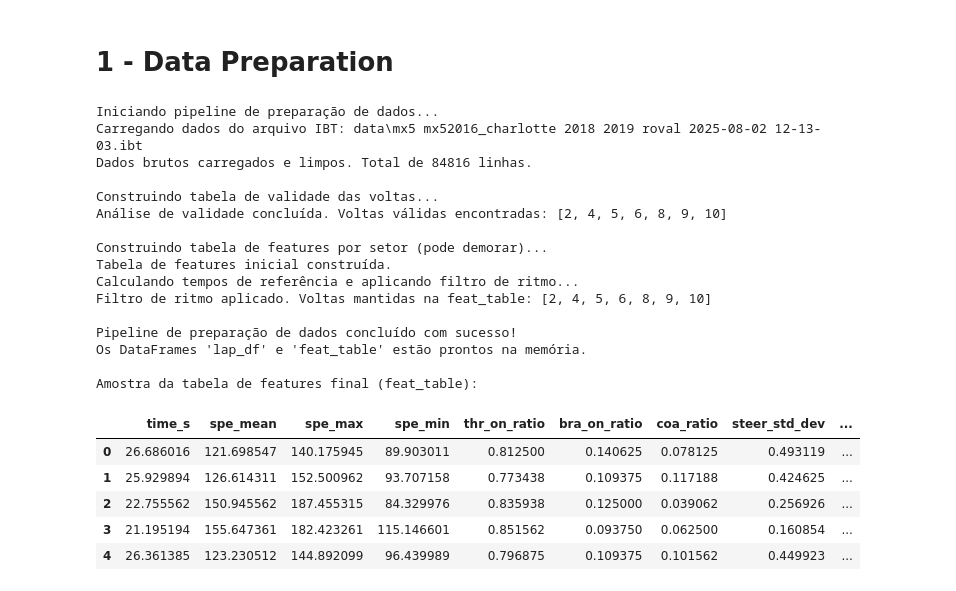
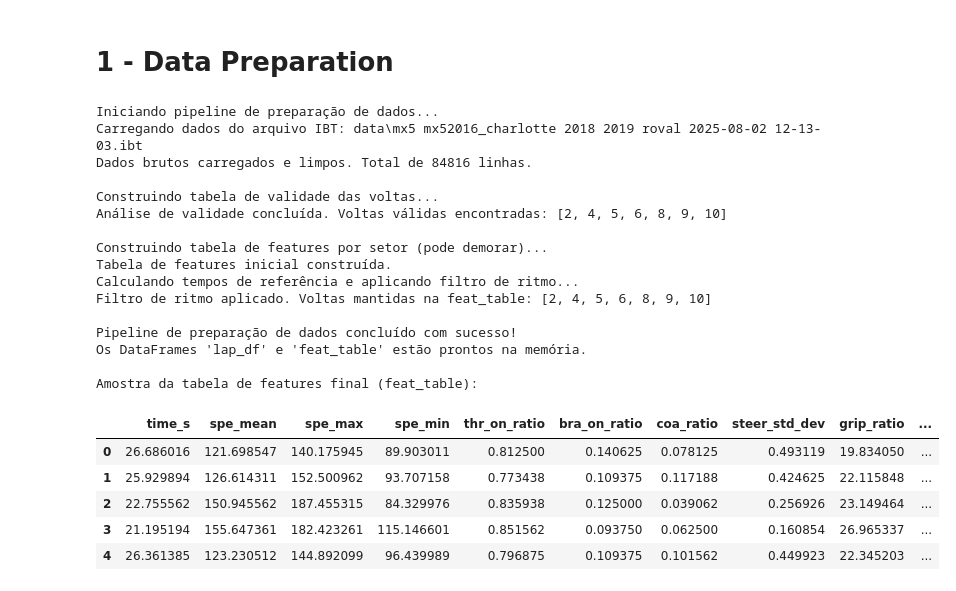
Before and after one commit to conect2ai/Racing4all, a Jupyter notebook: Iracing/Iracing_Models_Search.ipynb, the cells around one changed output. Saved outputs shown, nothing was run; the diff lists cells and outputs as text; code cells hidden in the pictures.

```diff
--- a/Iracing/Iracing_Models_Search.ipynb
+++ b/Iracing/Iracing_Models_Search.ipynb
@@ -2,65 +2,45 @@
 # 1 - Data Preparation
 # %%
 # ==============================================================================
-# CÉLULA MESTRE DE PREPARAÇÃO DE DADOS
+# CÉLULA MESTRE DE PREPARAÇÃO DE DADOS (VERSÃO FINAL E COMPLETA)
 # ==============================================================================
-# Esta célula executa todo o pipeline de processamento de dados, desde o
-# arquivo .ibt bruto até a criação das tabelas 'lap_df' e 'feat_table' limpas.
-# ==============================================================================
-
-# --- 1. Imports Necessários para esta Célula ---
 import numpy as np
 import pandas as pd
 from pathlib import Path
 from typing import Dict, List, Tuple
 
-# Optional irsdk (for .ibt)
 try:
     import irsdk
     IRSDK_AVAILABLE = True
 except Exception:
     IRSDK_AVAILABLE = False
 
-
-# ==============================================================================
-# 2. CONFIGURAÇÃO GERAL
-# ==============================================================================
-# Parâmetros principais que controlam o pipeline de dados.
-
-# --- Paths & Parameters
+# --- 2. CONFIGURAÇÃO GERAL ---
 USE_IBT = True
 ibt_file = Path("data/mx5 mx52016_charlotte 2018 2019 roval 2025-08-02 12-13-03.ibt")
-OUT_DIR = Path("iracing_outputs")
-OUT_DIR.mkdir(parents=True, exist_ok=True)
-
-# <<< É AQUI QUE VOCÊ ESCOLHE A VOLTA >>>
-
 TARGET_LAP_TO_ANALYZE = 6
-
-# Core pipeline settings
 N_SECTORS = 4
 BASE_GRID_LEN = 1000
 TOPK_PERCENT = 0.30
 PACE_THRESHOLD_MS = 3000.0
 SEQ_LEN = 128
+OUT_DIR = Path("iracing_outputs")
+OUT_DIR.mkdir(parents=True, exist_ok=True)
 
-
-# ==============================================================================
-# 3. DEFINIÇÃO DAS FUNÇÕES AUXILIARES
-# ==============================================================================
+# --- 3. DEFINIÇÃO DAS FUNÇÕES AUXILIARES ---
 
 def load_from_ibt(ibt_path: Path) -> pd.DataFrame:
-    """Carrega os canais de telemetria necessários de um arquivo .ibt."""
     if not IRSDK_AVAILABLE: raise RuntimeError("irsdk is not available.")
     if not ibt_path.exists(): raise FileNotFoundError(f".ibt file not found: {ibt_path}")
 
     ibt = irsdk.IBT()
     try:
         ibt.open(str(ibt_path))
+        # <<< PONTO CRÍTICO 1: GARANTIR QUE OS CANAIS ESTÃO NA LISTA >>>
         channels = [
             'SessionTime','Lap','LapDistPct',
             'Speed','RPM','Throttle','Brake',
-            'LatAccel','SteeringWheelAngle','Gear'
+            'LatAccel','SteeringWheelAngle','Gear' # Essenciais para as heurísticas avançadas
         ]
         data = {ch: ibt.get_all(ch) for ch in channels}
     finally:
@@ -68,7 +48,6 @@ def load_from_ibt(ibt_path: Path) -> pd.DataFrame:
     return pd.DataFrame(data)
 
 def basic_clean_and_units(df: pd.DataFrame) -> pd.DataFrame:
-    """Limpa dados e converte unidades para KPH e Porcentagem."""
     df = df.copy()
     df.replace([np.inf, -np.inf], np.nan, inplace=True)
     df.dropna(inplace=True)
@@ -78,12 +57,10 @@ def basic_clean_and_units(df: pd.DataFrame) -> pd.DataFrame:
     return df
 
 def lap_time_seconds(g: pd.DataFrame) -> float:
-    """Calcula o tempo total de volta em segundos."""
     gs = g.sort_values("SessionTime")
     return float(gs["SessionTime"].iloc[-1] - gs["SessionTime"].iloc[0])
 
 def build_lap_validity_table(df: pd.DataFrame) -> pd.DataFrame:
-    """Cria uma tabela com o tempo e a validade de cada volta."""
     rows = []
     for lap, g in df.groupby("Lap"):
         if len(g) < 10: continue
@@ -94,11 +71,7 @@ def build_lap_validity_table(df: pd.DataFrame) -> pd.DataFrame:
             "MaxSpeed_kph": float(g["Speed_KPH"].max()),
         })
     lap_df = pd.DataFrame(rows).sort_values("Lap").reset_index(drop=True)
-    valid = (
-        (lap_df["CompletedPct"] >= 0.98) &
-        (lap_df["FracLowSpeed"] <= 0.25) &
-        (lap_df["MaxSpeed_kph"] >= 60.0)
-    )
+    valid = ( (lap_df["CompletedPct"] >= 0.98) & (lap_df["FracLowSpeed"] <= 0.25) & (lap_df["MaxSpeed_kph"] >= 60.0) )
     lap_df["Valid"] = valid
     if lap_df["Valid"].sum() >= 5:
         q1, q3 = lap_df.loc[lap_df["Valid"], "LapTime_s"].quantile([0.25, 0.75])
@@ -107,7 +80,6 @@ def build_lap_validity_table(df: pd.DataFrame) -> pd.DataFrame:
     return lap_df
 
 def align_lap_by_dist(g: pd.DataFrame, grid: np.ndarray) -> Dict[str, np.ndarray]:
-    """Sincroniza os dados de uma volta em um grid de distância padrão."""
     g = g.sort_values("LapDistPct").drop_duplicates(subset=["LapDistPct"], keep="first")
     if len(g) < 2: return {}
     t_rel = g["SessionTime"] - g["SessionTime"].iloc[0]
@@ -117,6 +89,7 @@ def align_lap_by_dist(g: pd.DataFrame, grid: np.ndarray) -> Dict[str, np.ndarray
         "t_rel": interp(t_rel.to_numpy()), "speed": interp(g["Speed_KPH"].to_numpy()),
         "throttle": interp(g["Throttle_Pct"].to_numpy()), "brake": interp(g["Brake_Pct"].to_numpy()),
     }
+    # <<< PONTO CRÍTICO 2: GARANTIR QUE OS CANAIS SÃO INTERPOLADOS >>>
     for col in ["RPM", "LatAccel", "SteeringWheelAngle", "Gear"]:
         if col in g.columns: out[col] = interp(g[col].to_numpy())
     return out
@@ -129,22 +102,30 @@ def resample_idx(n_src: int, n_dst: int) -> np.ndarray:
     return np.linspace(0, n_src-1, n_dst).astype(int)
 
 def sector_features(sec: pd.DataFrame) -> Dict[str, float]:
-    """Calcula todas as features de telemetria para um segmento de dados."""
     arr = {k: sec[k].to_numpy() for k in sec.columns}
     d = {}
+
     d["time_s"] = float(arr["t_rel"][-1] - arr["t_rel"][0])
     d["spe_mean"]= float(arr["speed"].mean()); d["spe_max"]= float(arr["speed"].max()); d["spe_min"]= float(arr["speed"].min())
     d["thr_on_ratio"] = float((arr["throttle"] > 5).mean()); d["bra_on_ratio"] = float((arr["brake"] > 5).mean())
     d["coa_ratio"] = float(((arr["throttle"] < 5) & (arr["brake"] < 5)).mean())
+
     if "SteeringWheelAngle" in arr:
         d["steer_std_dev"] = float(arr["SteeringWheelAngle"].std())
-        turning_mask = np.abs(arr["SteeringWheelAngle"]) > 15
+
+        # O limiar foi ajustado de 15 (um valor impossível em radianos) para 0.2 (~11.5 graus).
+        turning_mask = np.abs(arr["SteeringWheelAngle"]) > 0.2
+
         if "LatAccel" in arr and np.any(turning_mask):
+
             d["grip_ratio"] = np.mean(np.abs(arr["LatAccel"][turning_mask]) / np.abs(arr["SteeringWheelAngle"][turning_mask]))
+
     if len(arr["throttle"]) > 1:
         d["thr_attack_rate"] = float(np.max(np.diff(arr["throttle"], prepend=arr["throttle"][0])))
+
     if "Gear" in arr and len(arr["Gear"]) > 0:
         d["gear_at_apex"] = int(arr["Gear"][arr["speed"].argmin()])
+
     return d
 
 def build_sector_table_no_ref(df: pd.DataFrame, valid_laps: List[int], n_sectors: int, seq_len: int) -> pd.DataFrame:
@@ -177,81 +158,62 @@ def build_ref_sector_times_topk(df, valid_laps, n_sectors, base_grid_len=1000, k
             per.append({"sector": sid, "time_s": float(interp["t_rel"][b]-interp["t_rel"][a])})
     return pd.DataFrame(per).groupby("sector")["time_s"].median().to_dict()
 
-# ==============================================================================
-# 4. BLOCO DE EXECUÇÃO PRINCIPAL
-# ==============================================================================
+# --- 4. BLOCO DE EXECUÇÃO PRINCIPAL ---
 print("Iniciando pipeline de preparação de dados...")
-
-# --- Carga e Limpeza Inicial ---
 if USE_IBT:
     print(f"Carregando dados do arquivo IBT: {ibt_file}")
     df = load_from_ibt(ibt_file)
 else:
     if 'df' not in locals(): raise NameError("DataFrame 'df' não encontrado. Rode com USE_IBT=True primeiro.")
     print("Usando DataFrame 'df' já existente na memória.")
-
 df = basic_clean_and_units(df)
 print(f"Dados brutos carregados e limpos. Total de {len(df)} linhas.")
-
-# --- Criação da Tabela de Voltas (lap_df) ---
 print("\nConstruindo tabela de validade das voltas...")
 lap_df = build_lap_validity_table(df)
 valid_laps = lap_df[lap_df["Valid"]]["Lap"].tolist()
 print(f"Análise de validade concluída. Voltas válidas encontradas: {valid_laps}")
-
-# --- Criação da Tabela de Features (feat_table) ---
 print("\nConstruindo tabela de features por setor (pode demorar)...")
 feat_table = build_sector_table_no_ref(df, valid_laps, N_SECTORS, SEQ_LEN)
 print("Tabela de features inicial construída.")
-
-# --- Cálculo de Tempos de Referência e Filtro de Ritmo ---
 print("Calculando tempos de referência e aplicando filtro de ritmo...")
 ref_map = build_ref_sector_times_topk(df, valid_laps, N_SECTORS, k_percent=TOPK_PERCENT)
 feat_table["ref_time_sec"] = feat_table["sector"].map(ref_map)
 feat_table["delta_ms"] = 1000.0 * (feat_table["time_s"] - feat_table["ref_time_sec"])
-
-# Define ref_lap e target_lap a partir da configuração no topo da célula
 ref_lap_row = lap_df[lap_df['Valid']].sort_values('LapTime_s').iloc[0]
 ref_lap = int(ref_lap_row['Lap'])
 target_lap = TARGET_LAP_TO_ANALYZE
-
-# Lógica de filtro que respeita as voltas de interesse
 sum_pos = feat_table.groupby("lap")["delta_ms"].sum().clip(lower=0).reset_index(name="loss_ms")
 laps_within_pace = sum_pos[sum_pos["loss_ms"] < PACE_THRESHOLD_MS]["lap"].tolist()
 keep_laps_set = set(laps_within_pace)
 keep_laps_set.add(ref_lap)
-keep_laps_set.add(target_lap) # Garante que a volta alvo seja mantida
+keep_laps_set.add(target_lap)
 keep_laps = sorted(list(keep_laps_set))
-
 feat_table = feat_table[feat_table["lap"].isin(keep_laps)].reset_index(drop=True)
 print(f"Filtro de ritmo aplicado. Voltas mantidas na feat_table: {keep_laps}")
-
-# --- FINALIZAÇÃO ---
 print(f"\nPipeline de preparação de dados concluído com sucesso!")
 print("Os DataFrames 'lap_df' e 'feat_table' estão prontos na memória.")
-
 print("\nAmostra da tabela de features final (feat_table):")
 display(feat_table.head())
 # %% [output]
 Iniciando pipeline de preparação de dados...
 Carregando dados do arquivo IBT: data\mx5 mx52016_charlotte 2018 2019 roval 2025-08-02 12-13-03.ibt
 Dados brutos carregados e limpos. Total de 84816 linhas.
 
 Construindo tabela de validade das voltas...
 Análise de validade concluída. Voltas válidas encontradas: [2, 4, 5, 6, 8, 9, 10]
 
 Construindo tabela de features por setor (pode demorar)...
 Tabela de features inicial construída.
 Calculando tempos de referência e aplicando filtro de ritmo...
 Filtro de ritmo aplicado. Voltas mantidas na feat_table: [2, 4, 5, 6, 8, 9, 10]
 
 Pipeline de preparação de dados concluído com sucesso!
 Os DataFrames 'lap_df' e 'feat_table' estão prontos na memória.
 
 Amostra da tabela de features final (feat_table):
-|  | time_s | spe_mean | spe_max | spe_min | thr_on_ratio | bra_on_ratio | coa_ratio | steer_std_dev | ... |
-| 0 | 26.686016 | 121.698547 | 140.175945 | 89.903011 | 0.812500 | 0.140625 | 0.078125 | 0.493119 | ... |
-| 1 | 25.929894 | 126.614311 | 152.500962 | 93.707158 | 0.773438 | 0.109375 | 0.117188 | 0.424625 | ... |
-| 2 | 22.755562 | 150.945562 | 187.455315 | 84.329976 | 0.835938 | 0.125000 | 0.039062 | 0.256926 | ... |
-| 3 | 21.195194 | 155.647361 | 182.423261 | 115.146601 | 0.851562 | 0.093750 | 0.062500 | 0.160854 | ... |
-| 4 | 26.361385 | 123.230512 | 144.892099 | 96.439989 | 0.796875 | 0.109375 | 0.101562 | 0.449923 | ... |
+|  | time_s | spe_mean | spe_max | spe_min | thr_on_ratio | bra_on_ratio | coa_ratio | steer_std_dev | grip_ratio | ... |
+| 0 | 26.686016 | 121.698547 | 140.175945 | 89.903011 | 0.812500 | 0.140625 | 0.078125 | 0.493119 | 19.834050 | ... |
+| 1 | 25.929894 | 126.614311 | 152.500962 | 93.707158 | 0.773438 | 0.109375 | 0.117188 | 0.424625 | 22.115848 | ... |
+| 2 | 22.755562 | 150.945562 | 187.455315 | 84.329976 | 0.835938 | 0.125000 | 0.039062 | 0.256926 | 23.149464 | ... |
+| 3 | 21.195194 | 155.647361 | 182.423261 | 115.146601 | 0.851562 | 0.093750 | 0.062500 | 0.160854 | 26.965337 | ... |
+| 4 | 26.361385 | 123.230512 | 144.892099 | 96.439989 | 0.796875 | 0.109375 | 0.101562 | 0.449923 | 22.345203 | ... |
```
Also changed, not shown: parts of 4 cells of this notebook.
